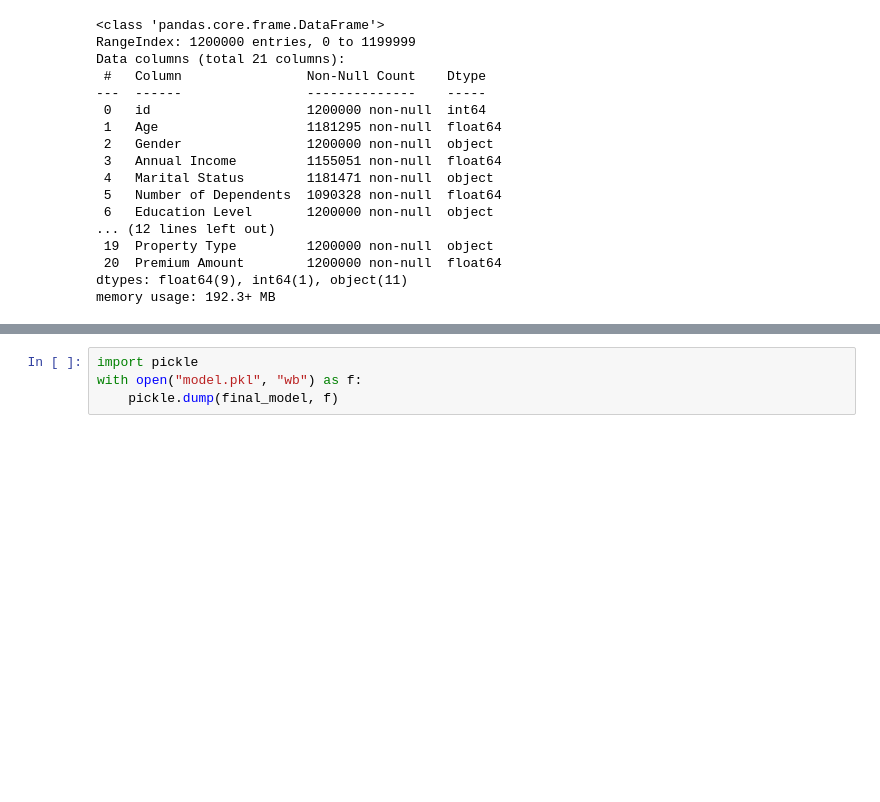
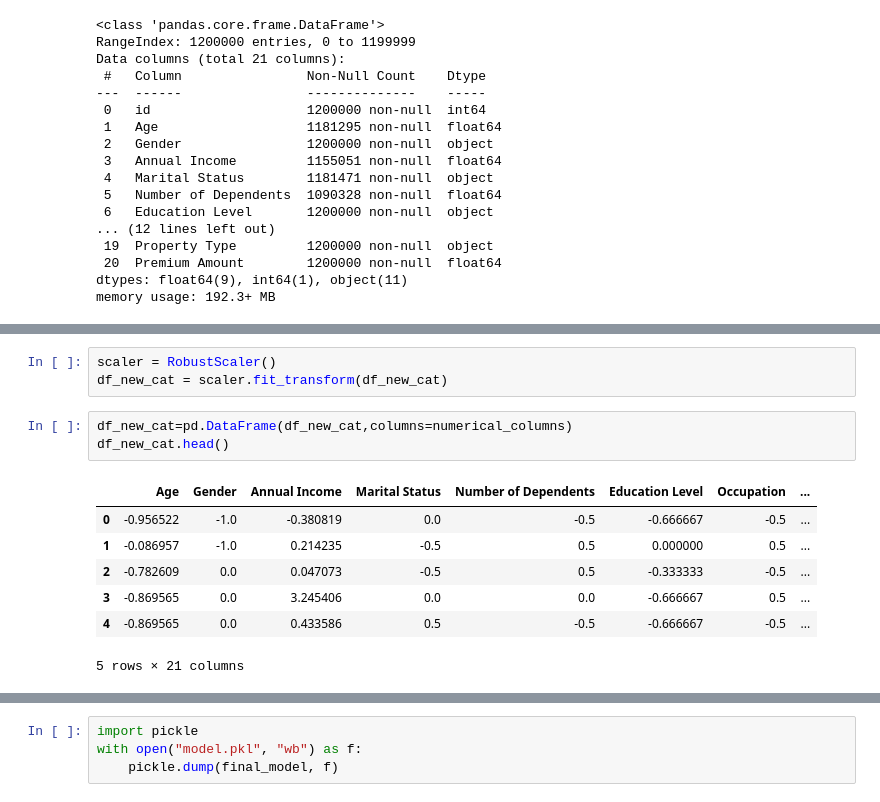
Before and after one commit to Abhs2418/Insurance-Premium-Price-Prediction, a Jupyter notebook: model/Insurance_CDAC.ipynb, the cells around one changed output, grey strips where cells are left out. Saved outputs shown, nothing was run; the diff lists cells and outputs as text; blank space fills up the shorter version.

```diff
--- a/model/Insurance_CDAC.ipynb
+++ b/model/Insurance_CDAC.ipynb
@@ -241,2 +347,16 @@ dtype: float64
+# %%
+scaler = RobustScaler()
+df_new_cat = scaler.fit_transform(df_new_cat)
+# %%
+df_new_cat=pd.DataFrame(df_new_cat,columns=numerical_columns)
+df_new_cat.head()
+# %% [output]
+|  | Age | Gender | Annual Income | Marital Status | Number of Dependents | Education Level | Occupation | ... |
+| 0 | -0.956522 | -1.0 | -0.380819 | 0.0 | -0.5 | -0.666667 | -0.5 | ... |
+| 1 | -0.086957 | -1.0 | 0.214235 | -0.5 | 0.5 | 0.000000 | 0.5 | ... |
+| 2 | -0.782609 | 0.0 | 0.047073 | -0.5 | 0.5 | -0.333333 | -0.5 | ... |
+| 3 | -0.869565 | 0.0 | 3.245406 | 0.0 | 0.0 | -0.666667 | 0.5 | ... |
+| 4 | -0.869565 | 0.0 | 0.433586 | 0.5 | -0.5 | -0.666667 | -0.5 | ... |
+5 rows × 21 columns
 # %%
 # Calculate the correlation matrix
```
Also changed, not shown: parts of 32 cells of this notebook, 1 other file.
